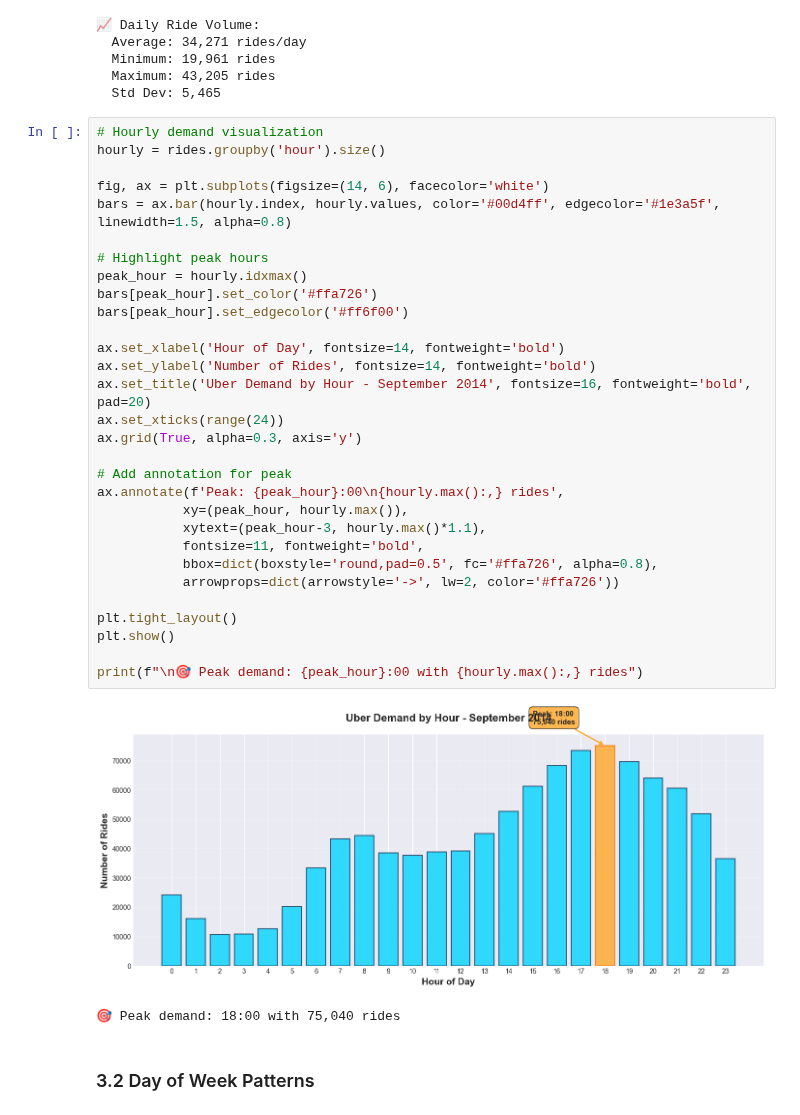
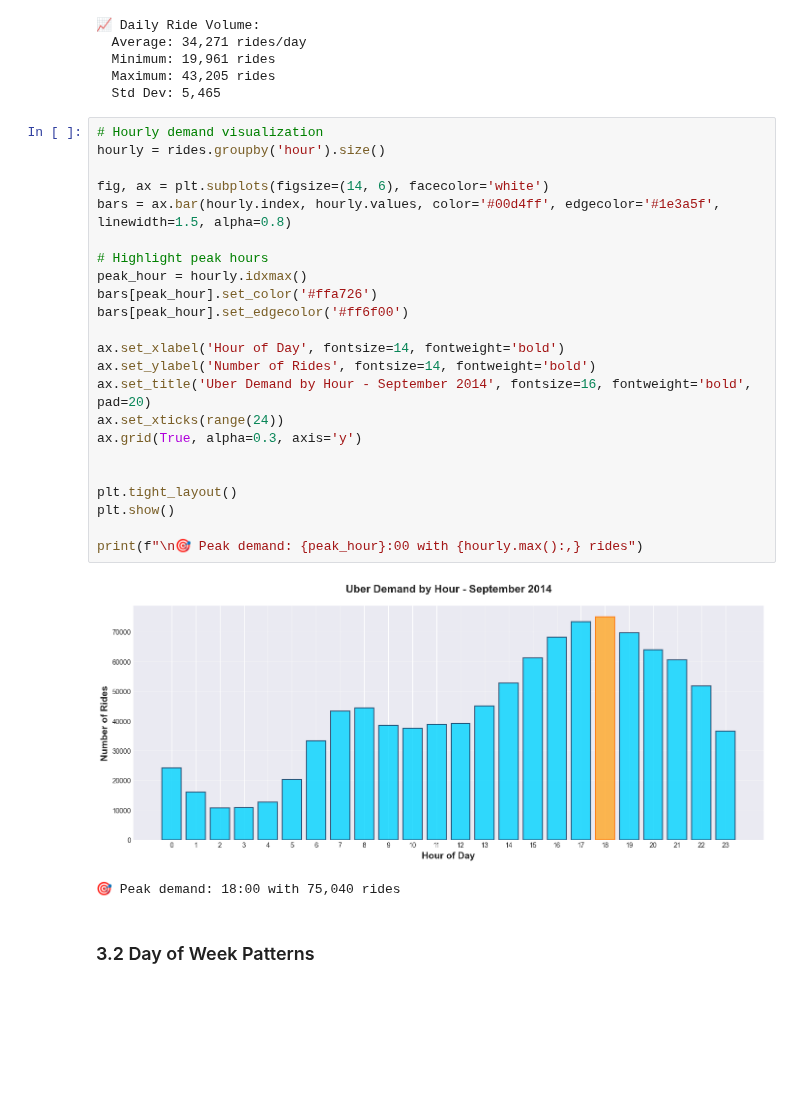
Before and after one commit to leoss14/Website-, a Jupyter notebook: uber_clustering_ENHANCED.ipynb, the cells around one changed output. Saved outputs shown, nothing was run; the diff lists cells and outputs as text; blank space fills up the shorter version.

```diff
--- a/uber_clustering_ENHANCED.ipynb
+++ b/uber_clustering_ENHANCED.ipynb
@@ -198,35 +207,28 @@ print(f"  Std Dev: {daily_rides.std():,.0f}")
 # %%
 # Hourly demand visualization
 hourly = rides.groupby('hour').size()
 
 fig, ax = plt.subplots(figsize=(14, 6), facecolor='white')
 bars = ax.bar(hourly.index, hourly.values, color='#00d4ff', edgecolor='#1e3a5f', linewidth=1.5, alpha=0.8)
 
 # Highlight peak hours
 peak_hour = hourly.idxmax()
 bars[peak_hour].set_color('#ffa726')
 bars[peak_hour].set_edgecolor('#ff6f00')
 
 ax.set_xlabel('Hour of Day', fontsize=14, fontweight='bold')
 ax.set_ylabel('Number of Rides', fontsize=14, fontweight='bold')
 ax.set_title('Uber Demand by Hour - September 2014', fontsize=16, fontweight='bold', pad=20)
 ax.set_xticks(range(24))
 ax.grid(True, alpha=0.3, axis='y')
 
-# Add annotation for peak
-ax.annotate(f'Peak: {peak_hour}:00\n{hourly.max():,} rides',
-           xy=(peak_hour, hourly.max()),
-           xytext=(peak_hour-3, hourly.max()*1.1),
-           fontsize=11, fontweight='bold',
-           bbox=dict(boxstyle='round,pad=0.5', fc='#ffa726', alpha=0.8),
-           arrowprops=dict(arrowstyle='->', lw=2, color='#ffa726'))
 
 plt.tight_layout()
 plt.show()
 
 print(f"\n🎯 Peak demand: {peak_hour}:00 with {hourly.max():,} rides")
 # %% [output]
-[figure, old version]
+[figure, new version]
 🎯 Peak demand: 18:00 with 75,040 rides
 # %% [markdown]
 ### 3.2 Day of Week Patterns
```
Also changed, not shown: parts of 9 cells of this notebook, 7 other files.
